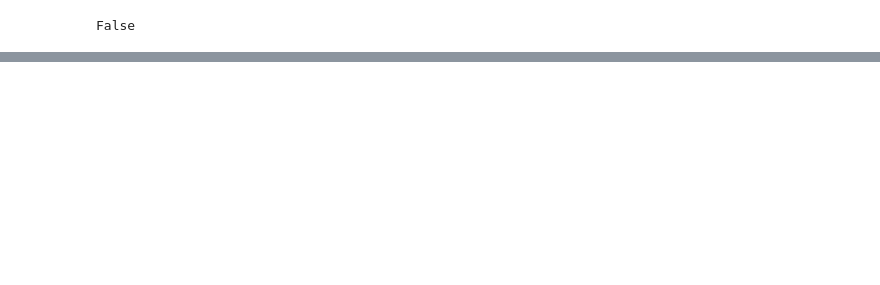
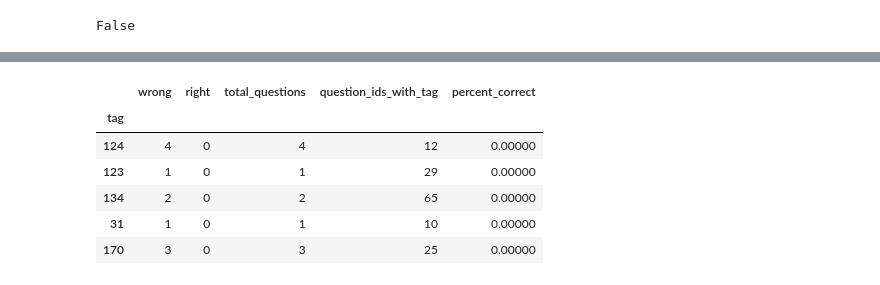
Before and after one commit to Joel-hanson/my-riiid-competition, a Jupyter notebook: main.ipynb, the cells around one changed output, grey strips where cells are left out. Cells and saved outputs as stored; diff of their text form; code cells hidden in the pictures; blank space fills up the shorter version.

```diff
--- a/main.ipynb
+++ b/main.ipynb
@@ -473,0 +630,24 @@ train_df[770:800]
+# %%
+tags_df = pd.DataFrame()
+for x in range(len(tags)):
+    df = questions_df[questions_df.tags.apply(lambda l: tags[x] in l)]
+    df1 = df.agg({'wrong': ['sum'], 'right': ['sum']})
+    df1['total_questions'] = df1.wrong + df1.right
+    df1['question_ids_with_tag'] = len(df)
+    df1['tag'] = tags[x]
+    df1 = df1.set_index('tag')
+    tags_df = tags_df.append(df1)
+
+tags_df[['wrong', 'right', 'total_questions']] = tags_df[['wrong', 'right', 'total_questions']].astype(int)
+tags_df['percent_correct'] = tags_df.right / tags_df.total_questions
+tags_df = tags_df.sort_values(by = "percent_correct")
+
+tags_df.head()
+# %% [output]
+|  | wrong | right | total_questions | question_ids_with_tag | percent_correct |
+| tag |  |  |  |  |  |
+| 124 | 4 | 0 | 4 | 12 | 0.00000 |
+| 123 | 1 | 0 | 1 | 29 | 0.00000 |
+| 134 | 2 | 0 | 2 | 65 | 0.00000 |
+| 31 | 1 | 0 | 1 | 10 | 0.00000 |
+| 170 | 3 | 0 | 3 | 25 | 0.00000 |
```
Also changed, not shown: parts of 43 cells of this notebook, 1 other file.
